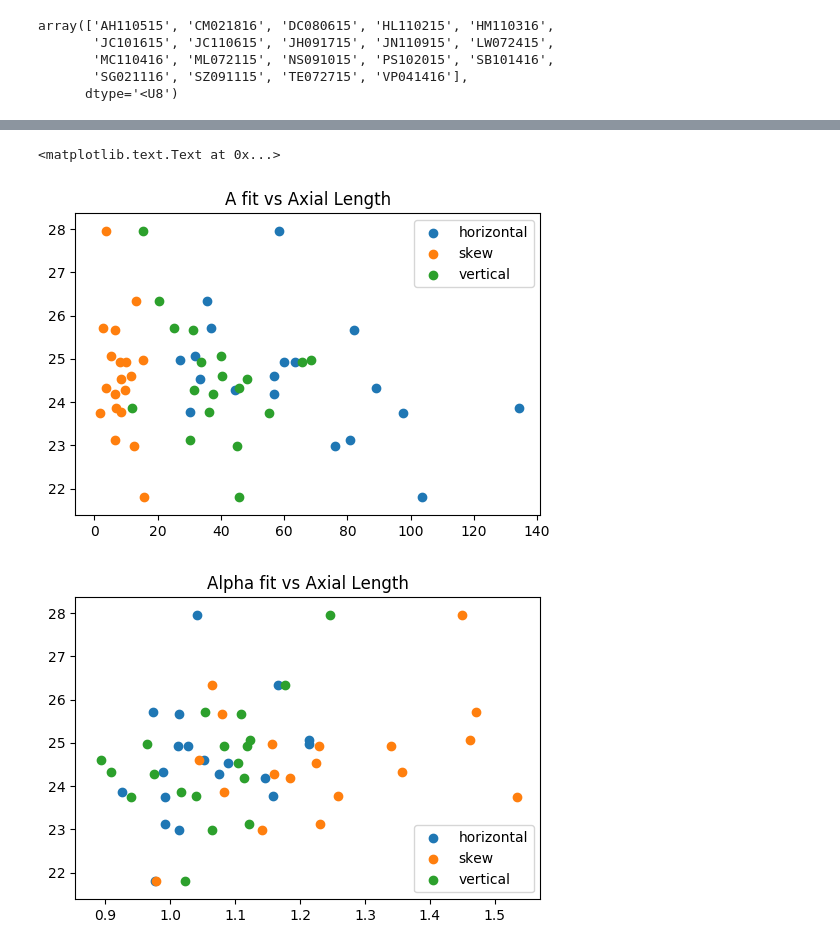
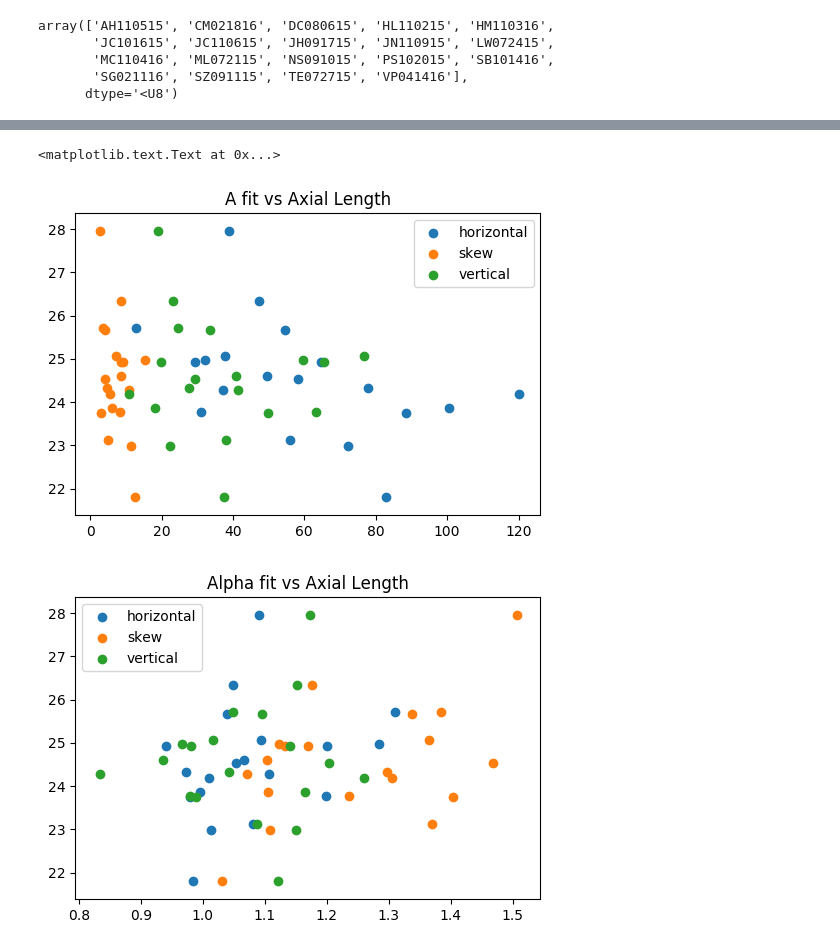
Before and after one commit to Akshugopi/myopiaNaturalScenes, a Jupyter notebook: myopiaNaturalScenes.ipynb, the cells around one changed output, grey strips where cells are left out. Drawn from its saved outputs; the diff is of its cells as text; code cells hidden in the pictures.

```diff
--- a/myopiaNaturalScenes.ipynb
+++ b/myopiaNaturalScenes.ipynb
@@ -577,18 +649,17 @@ array(['AH110515', 'CM021816', 'DC080615', 'HL110215', 'HM110316',
 # %%
 # compare A and Alpha with Axial Length
 
-al_fits = pd.DataFrame(columns = ('subject','location','direction','a','a_se','alpha','alpha_se','AL_OD','AL_OS'))
+al_fits = pd.DataFrame(columns = ('subject','direction','a','a_se','alpha','alpha_se','AL_OD','AL_OS'))
 
 i=0
 for sub in subjects:
-    for location in ['top','middle','bottom']:
-        for direction in ['vertical','horizontal','skew']:
-            a = ddict[sub][location]['avgim_a_{}'.format(direction)]
-            a_se = ddict[sub][location]['avgim_a_se_{}'.format(direction)]
-            alpha = ddict[sub][location]['avgim_alpha_{}'.format(direction)]
-            alpha_se = ddict[sub][location]['avgim_alpha_se_{}'.format(direction)]
-            al_od = np.mean(als.loc[sub][['NACA OD AL','ACA OD AL']])
-            al_os = np.mean(als.loc[sub][['NACA OS AL','ACA OS AL']])
-            al_fits.loc[i] = ([sub, location, direction, a, a_se, alpha, alpha_se, al_od, al_os])
-            i+=1
+    for direction in ['vertical','horizontal','skew']:
+        a = ddict[sub]['avgim_a_{}'.format(direction)]
+        a_se = ddict[sub]['avgim_a_se_{}'.format(direction)]
+        alpha = ddict[sub]['avgim_alpha_{}'.format(direction)]
+        alpha_se = ddict[sub]['avgim_alpha_se_{}'.format(direction)]
+        al_od = np.mean(als.loc[sub][['NACA OD AL','ACA OD AL']])
+        al_os = np.mean(als.loc[sub][['NACA OS AL','ACA OS AL']])
+        al_fits.loc[i] = ([sub, direction, a, a_se, alpha, alpha_se, al_od, al_os])
+        i+=1
 # %%
@@ -624,30 +689,30 @@ al_fits_mid
 # %%
 #plot a fits
 
-al_mid_horiz = al_fits_mid[al_fits_mid['direction']=='horizontal']
-plt.scatter(al_mid_horiz['a'], np.mean([al_mid_horiz['AL_OD'],al_mid_horiz['AL_OS']],axis=0),label='horizontal')
+al_horiz = al_fits[al_fits['direction']=='horizontal']
+plt.scatter(al_horiz['a'], np.mean([al_horiz['AL_OD'],al_horiz['AL_OS']],axis=0),label='horizontal')
 
-al_mid_skew = al_fits_mid[al_fits_mid['direction']=='skew']
-plt.scatter(al_mid_skew['a'], np.mean([al_mid_skew['AL_OD'],al_mid_skew['AL_OS']],axis=0),label='skew')
+al_skew = al_fits[al_fits['direction']=='skew']
+plt.scatter(al_skew['a'], np.mean([al_skew['AL_OD'],al_skew['AL_OS']],axis=0),label='skew')
 
-al_mid_vert = al_fits_mid[al_fits_mid['direction']=='vertical']
-plt.scatter(al_mid_vert['a'], np.mean([al_mid_vert['AL_OD'],al_mid_vert['AL_OS']],axis=0),label='vertical')
+al_vert = al_fits[al_fits['direction']=='vertical']
+plt.scatter(al_vert['a'], np.mean([al_vert['AL_OD'],al_vert['AL_OS']],axis=0),label='vertical')
 
 plt.legend()
 plt.title('A fit vs Axial Length')
 
 
 #plot a
 plt.figure()
 
-plt.scatter(al_mid_horiz['alpha'], np.mean([al_mid_horiz['AL_OD'],al_mid_horiz['AL_OS']],axis=0),label='horizontal')
-plt.scatter(al_mid_skew['alpha'], np.mean([al_mid_skew['AL_OD'],al_mid_skew['AL_OS']],axis=0),label='skew')
-plt.scatter(al_mid_vert['alpha'], np.mean([al_mid_vert['AL_OD'],al_mid_vert['AL_OS']],axis=0),label='vertical')
+plt.scatter(al_horiz['alpha'], np.mean([al_horiz['AL_OD'],al_horiz['AL_OS']],axis=0),label='horizontal')
+plt.scatter(al_skew['alpha'], np.mean([al_skew['AL_OD'],al_skew['AL_OS']],axis=0),label='skew')
+plt.scatter(al_vert['alpha'], np.mean([al_vert['AL_OD'],al_vert['AL_OS']],axis=0),label='vertical')
 
 plt.legend()
 plt.title('Alpha fit vs Axial Length')
 # %% [output]
 <matplotlib.text.Text at 0x...>
-[figure, old version]
+[figure, new version]
-[figure, old version]
+[figure, new version]
 # %%
```
Also changed, not shown: parts of 16 cells of this notebook.
